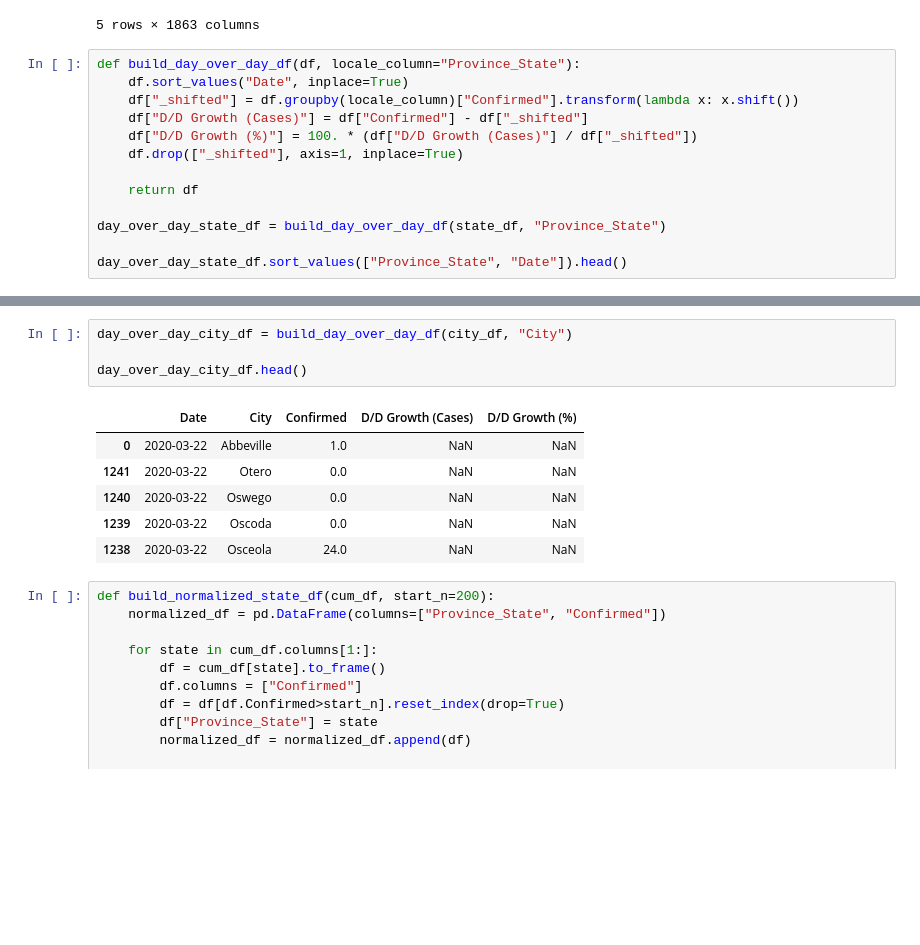
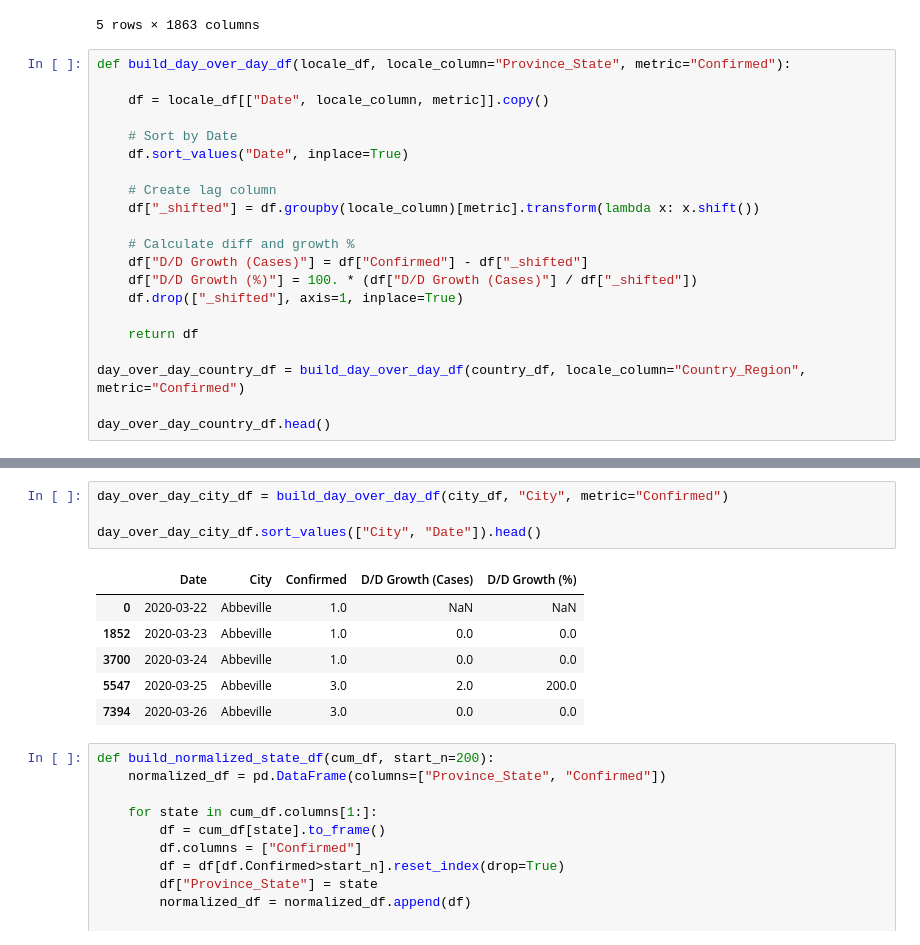
Before and after one commit to rdcolema/covid19-tracking, a Jupyter notebook: covid_US_trends.ipynb, the cells around one changed output, grey strips where cells are left out. Cells and saved outputs as stored; diff of their text form; blank space fills up the shorter version.

```diff
--- a/covid_US_trends.ipynb
+++ b/covid_US_trends.ipynb
@@ -237,16 +257,24 @@ cum_city_df.head()
 | 4 | 2020-03-26 | 3.0 | 3.0 | 2.0 | 39.0 | 4.0 | 66.0 | 12.0 | 2.0 | 0.0 | ... | ... |
 5 rows × 1863 columns
 # %%
-def build_day_over_day_df(df, locale_column="Province_State"):
+def build_day_over_day_df(locale_df, locale_column="Province_State", metric="Confirmed"):
+
+    df = locale_df[["Date", locale_column, metric]].copy()
+
+    # Sort by Date
     df.sort_values("Date", inplace=True)
-    df["_shifted"] = df.groupby(locale_column)["Confirmed"].transform(lambda x: x.shift())
+
+    # Create lag column
+    df["_shifted"] = df.groupby(locale_column)[metric].transform(lambda x: x.shift())
+
+    # Calculate diff and growth %
     df["D/D Growth (Cases)"] = df["Confirmed"] - df["_shifted"]
     df["D/D Growth (%)"] = 100. * (df["D/D Growth (Cases)"] / df["_shifted"])
     df.drop(["_shifted"], axis=1, inplace=True)
 
     return df
 
-day_over_day_state_df = build_day_over_day_df(state_df, "Province_State")
+day_over_day_country_df = build_day_over_day_df(country_df, locale_column="Country_Region", metric="Confirmed")
 
-day_over_day_state_df.sort_values(["Province_State", "Date"]).head()
+day_over_day_country_df.head()
 # %% [output]
@@ -259,14 +298,14 @@ day_over_day_state_df.sort_values(["Province_State", "Date"]).head()
 # %%
-day_over_day_city_df = build_day_over_day_df(city_df, "City")
+day_over_day_city_df = build_day_over_day_df(city_df, "City", metric="Confirmed")
 
-day_over_day_city_df.head()
+day_over_day_city_df.sort_values(["City", "Date"]).head()
 # %% [output]
 |  | Date | City | Confirmed | D/D Growth (Cases) | D/D Growth (%) |
 | 0 | 2020-03-22 | Abbeville | 1.0 | NaN | NaN |
-| 1241 | 2020-03-22 | Otero | 0.0 | NaN | NaN |
-| 1240 | 2020-03-22 | Oswego | 0.0 | NaN | NaN |
-| 1239 | 2020-03-22 | Oscoda | 0.0 | NaN | NaN |
-| 1238 | 2020-03-22 | Osceola | 24.0 | NaN | NaN |
+| 1852 | 2020-03-23 | Abbeville | 1.0 | 0.0 | 0.0 |
+| 3700 | 2020-03-24 | Abbeville | 1.0 | 0.0 | 0.0 |
+| 5547 | 2020-03-25 | Abbeville | 3.0 | 2.0 | 200.0 |
+| 7394 | 2020-03-26 | Abbeville | 3.0 | 0.0 | 0.0 |
 # %%
 def build_normalized_state_df(cum_df, start_n=200):
     normalized_df = pd.DataFrame(columns=["Province_State", "Confirmed"])
```
Also changed, not shown: parts of 17 cells of this notebook, 2 other files.
